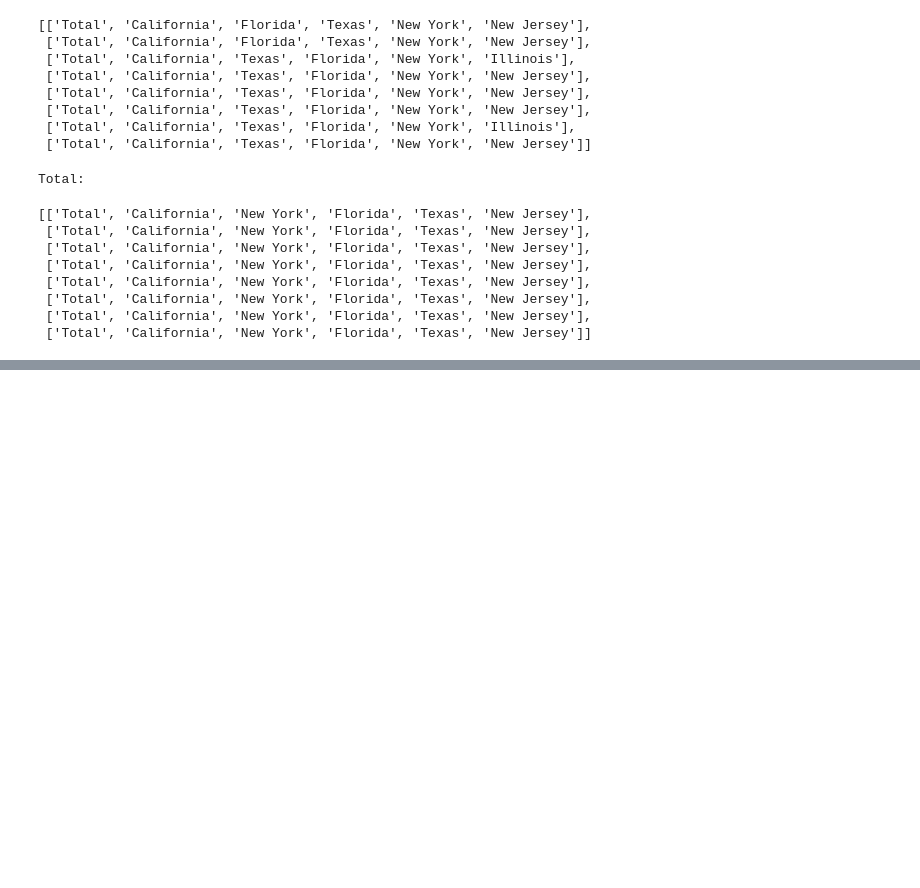
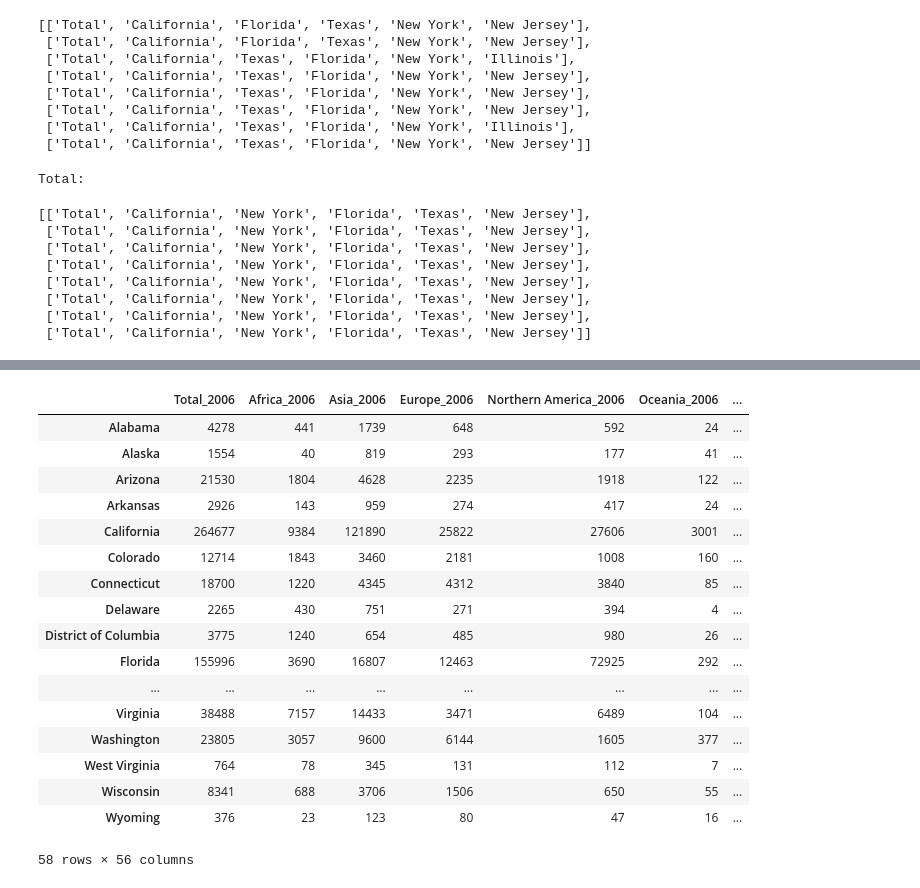
Before and after one commit to skchandra/DataScienceUSImmigration, a Jupyter notebook: lpr_nat_citizens_2006_2014.ipynb, the cells around one changed output, grey strips where cells are left out. Cells and saved outputs as stored; diff of their text form; code cells hidden in the pictures; blank space fills up the shorter version.

```diff
--- a/lpr_nat_citizens_2006_2014.ipynb
+++ b/lpr_nat_citizens_2006_2014.ipynb
@@ -232,18 +230,3 @@ Total:
  ['Total', 'California', 'New York', 'Florida', 'Texas', 'New Jersey'],
  ['Total', 'California', 'New York', 'Florida', 'Texas', 'New Jersey'],
  ['Total', 'California', 'New York', 'Florida', 'Texas', 'New Jersey']]
-# %%
-year = '2006'
-final_df = df[1].transpose()[2:]
-final_df.columns = ['Total_'+year,'Asia_'+year,'Africa_'+year,'Europe_'+year,'Northern_America_'+year,'Oceania_'+year,'Latin_America_'+year]
-
-for i in range(1,8):
-    if i < 4:
-        year = '200'+str(i+6)
-    else:
-        year = '20'+str(i+6)
-    temp = df[i].transpose()[2:]
-    temp.columns = ['Total_'+year,'Asia_'+year,'Africa_'+year,'Europe_'+year,'Northern_America_'+year,'Oceania_'+year,'Latin_America_'+year]
-    final_df.append(temp)
-    print final_df.shape
-final_df
@@ -275 +233,44 @@ final_df
+# %%
+fin = df[0].append(df[1])
+fin = fin.append(df[2])
+fin = fin.append(df[3])
+fin = fin.append(df[4])
+fin = fin.append(df[5])
+fin = fin.append(df[6])
+fin = fin.append(df[7])
+#print df[0].shape,df[1].shape,df[2].shape,df[3].shape,df[4].shape,df[5].shape,df[6].shape,df[7].shape
+# %%
+fin = fin.transpose()
+fin = fin.ix[:-1]
+# %%
+origin = {0:'Total',1:'Africa',2:'Asia',3:'Europe',4:'Northern America',5:'Oceania',6:'Latin America'}
+columns = []
+for i in range(8):
+    if i < 4:
+        year = '200'+str(i+6)
+    else:
+        year = '20'+str(i+6)
+    for j in range(7):
+        columns.append(origin[j]+'_'+year)
+fin.columns = columns
+fin
+# %% [output]
+|  | Total_2006 | Africa_2006 | Asia_2006 | Europe_2006 | Northern America_2006 | Oceania_2006 | ... |
+| Alabama | 4278 | 441 | 1739 | 648 | 592 | 24 | ... |
+| Alaska | 1554 | 40 | 819 | 293 | 177 | 41 | ... |
+| Arizona | 21530 | 1804 | 4628 | 2235 | 1918 | 122 | ... |
+| Arkansas | 2926 | 143 | 959 | 274 | 417 | 24 | ... |
+| California | 264677 | 9384 | 121890 | 25822 | 27606 | 3001 | ... |
+| Colorado | 12714 | 1843 | 3460 | 2181 | 1008 | 160 | ... |
+| Connecticut | 18700 | 1220 | 4345 | 4312 | 3840 | 85 | ... |
+| Delaware | 2265 | 430 | 751 | 271 | 394 | 4 | ... |
+| District of Columbia | 3775 | 1240 | 654 | 485 | 980 | 26 | ... |
+| Florida | 155996 | 3690 | 16807 | 12463 | 72925 | 292 | ... |
+| ... | ... | ... | ... | ... | ... | ... | ... |
+| Virginia | 38488 | 7157 | 14433 | 3471 | 6489 | 104 | ... |
+| Washington | 23805 | 3057 | 9600 | 6144 | 1605 | 377 | ... |
+| West Virginia | 764 | 78 | 345 | 131 | 112 | 7 | ... |
+| Wisconsin | 8341 | 688 | 3706 | 1506 | 650 | 55 | ... |
+| Wyoming | 376 | 23 | 123 | 80 | 47 | 16 | ... |
+58 rows × 56 columns
 # %%
```
Also changed, not shown: parts of 4 cells of this notebook, 3 other files.
